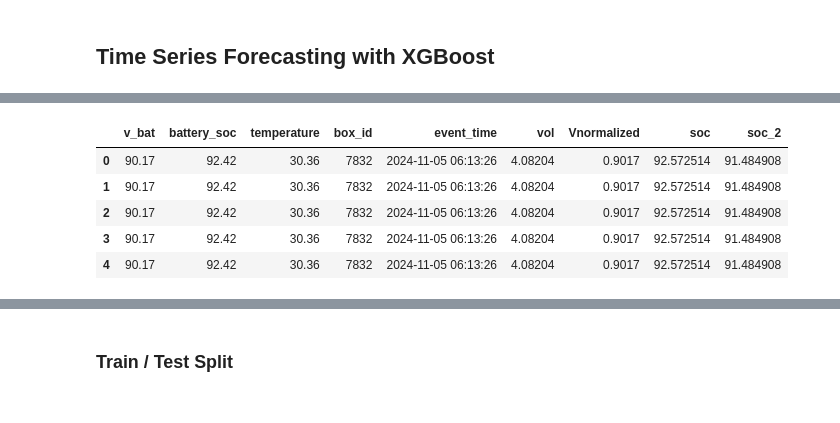
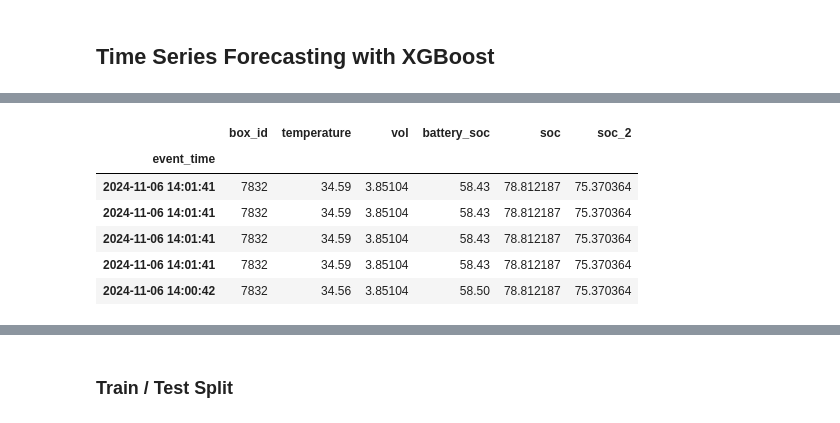
Before and after one commit to aenodehi/Time_Series_Track, a Jupyter notebook: TimeSeriesTrack_XGB.ipynb, the cells around one changed output, grey strips where cells are left out. Drawn from its saved outputs; the diff is of its cells as text; code cells hidden in the pictures.

```diff
--- a/TimeSeriesTrack_XGB.ipynb
+++ b/TimeSeriesTrack_XGB.ipynb
@@ -5,7 +5,7 @@ import pandas as pd
 from pathlib import Path
 import matplotlib.pyplot as plt
 # %%
-df = pd.read_csv('./data/events_last_month_202411050944.csv')
-df.head()
+df_0 = pd.read_csv('./data/7832_battery.csv')
+df_0.head()
 # %% [output]
 |  | v_bat | battery_soc | temperature | box_id | event_time |
@@ -73,11 +73,11 @@ def normalize(voltage):
 max_vol = 4.2
 min_vol = 3
 
-df_7832 = (df_7832
+df = (df_0
       .assign(vol=lambda x: x['v_bat'].apply(calculate_vol))
       .assign(Vnormalized=lambda x: x['vol'].apply(normalize))
       .assign(soc=lambda x: x['Vnormalized'].apply(calculate_soc))
       .assign(soc_2=lambda x: x['Vnormalized'].apply(calculate_soc_2)))
-df_7832.head()
+df.head()
 # %% [output]
 |  | v_bat | battery_soc | temperature | box_id | event_time | vol | Vnormalized | soc | soc_2 |
@@ -88,0 +102,3 @@ df_7832.head()
+# %%
+df = df.set_index('event_time')
+df.head()
@@ -89,9 +113,12 @@ df_7832.head()
+# %%
+df = df[['box_id', 'temperature', 'vol', 'battery_soc', 'soc', 'soc_2']]
 # %%
-df_7832.head()
+df.head()
 # %% [output]
-|  | v_bat | battery_soc | temperature | box_id | event_time | vol | Vnormalized | soc | soc_2 |
-| 0 | 90.17 | 92.42 | 30.36 | 7832 | 2024-11-05 06:13:26 | 4.08204 | 0.9017 | 92.572514 | 91.484908 |
-| 1 | 90.17 | 92.42 | 30.36 | 7832 | 2024-11-05 06:13:26 | 4.08204 | 0.9017 | 92.572514 | 91.484908 |
-| 2 | 90.17 | 92.42 | 30.36 | 7832 | 2024-11-05 06:13:26 | 4.08204 | 0.9017 | 92.572514 | 91.484908 |
-| 3 | 90.17 | 92.42 | 30.36 | 7832 | 2024-11-05 06:13:26 | 4.08204 | 0.9017 | 92.572514 | 91.484908 |
-| 4 | 90.17 | 92.42 | 30.36 | 7832 | 2024-11-05 06:13:26 | 4.08204 | 0.9017 | 92.572514 | 91.484908 |
+|  | box_id | temperature | vol | battery_soc | soc | soc_2 |
+| event_time |  |  |  |  |  |  |
+| 2024-11-06 14:01:41 | 7832 | 34.59 | 3.85104 | 58.43 | 78.812187 | 75.370364 |
+| 2024-11-06 14:01:41 | 7832 | 34.59 | 3.85104 | 58.43 | 78.812187 | 75.370364 |
+| 2024-11-06 14:01:41 | 7832 | 34.59 | 3.85104 | 58.43 | 78.812187 | 75.370364 |
+| 2024-11-06 14:01:41 | 7832 | 34.59 | 3.85104 | 58.43 | 78.812187 | 75.370364 |
+| 2024-11-06 14:00:42 | 7832 | 34.56 | 3.85104 | 58.50 | 78.812187 | 75.370364 |
```
Also changed, not shown: parts of 48 cells of this notebook, 28 other files.
